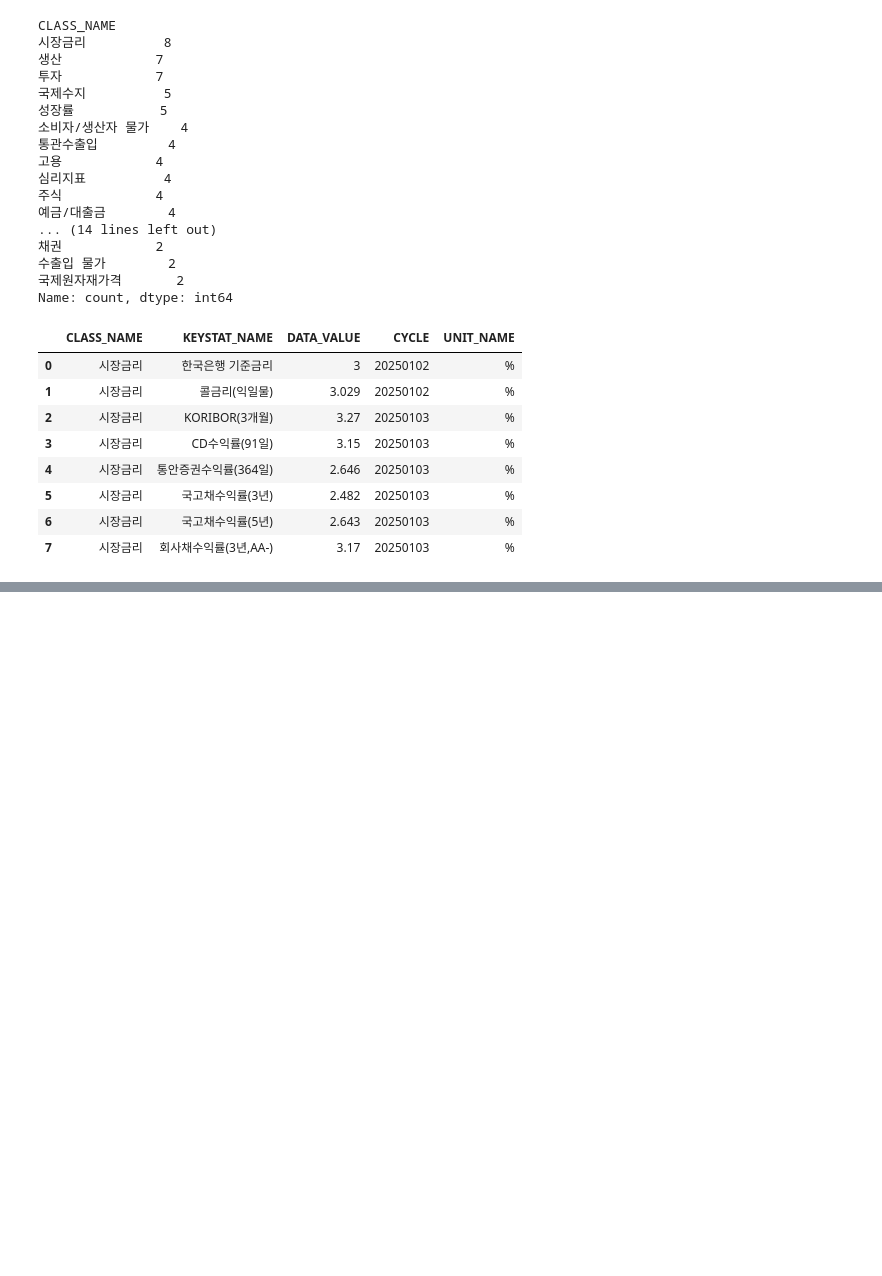
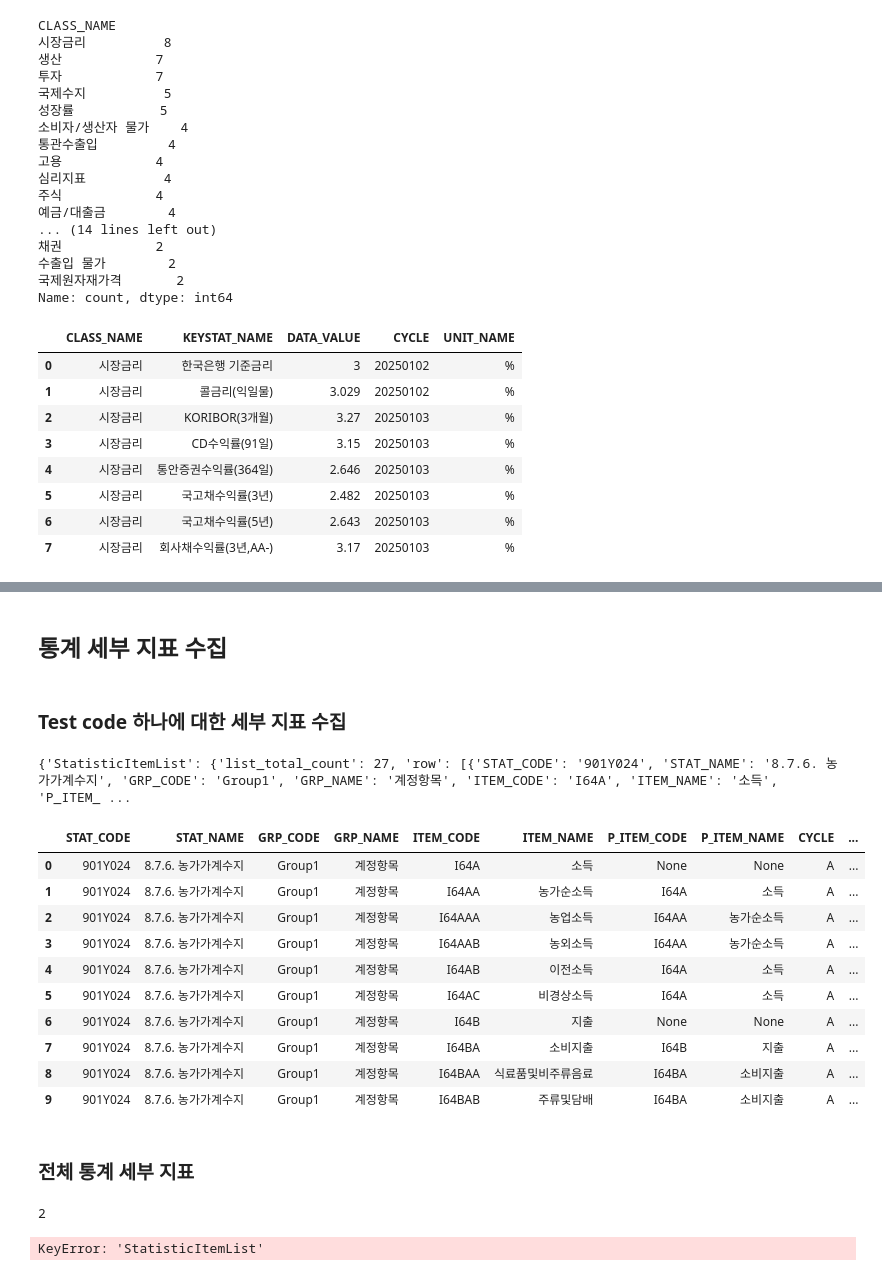
Before and after one commit to jmlee8939/ecos_api_loader, a Jupyter notebook: note.ipynb, the cells around one changed output, grey strips where cells are left out. Saved outputs shown, nothing was run; the diff lists cells and outputs as text; code cells hidden in the pictures; blank space fills up the shorter version.

```diff
--- a/note.ipynb
+++ b/note.ipynb
@@ -7,6 +7,8 @@ import pandas as pd
 ## 한국은행 Open API 서비스
 # %% [markdown]
 #### 100대 통계지표
+# %%
+api_key = 'HLOXWJTZRBR3KCAG5JU3'
 # %%
 url = 'https://ecos.bok.or.kr/api/KeyStatisticList/HLOXWJTZRBR3KCAG5JU3/json/kr/1/101'
 # %%
@@ -89,0 +188,4 @@ keystat_df.to_csv('keystat.csv')
+# %% [markdown]
+## 통계 세부 지표 수집
+# %% [markdown]
+### Test code 하나에 대한 세부 지표 수집
@@ -89,0 +194,56 @@ keystat_df.to_csv('keystat.csv')
+# %%
+# API 호출
+response = requests.get(url)
+
+# 응답 데이터 확인
+if response.status_code == 200:
+    data = response.json()  # JSON 데이터를 Python 딕셔너리로 변환
+    print(data)
+else:
+    print(f"Error: {response.status_code}, {response.text}")
+
+temp_df = pd.DataFrame(data['StatisticItemList']['row'])
+# %% [output]
+{'StatisticItemList': {'list_total_count': 27, 'row': [{'STAT_CODE': '901Y024', 'STAT_NAME': '8.7.6. 농가가계수지', 'GRP_CODE': 'Group1', 'GRP_NAME': '계정항목', 'ITEM_CODE': 'I64A', 'ITEM_NAME': '소득', 'P_ITEM_ ...
+# %%
+temp_df
+# %% [output]
+|  | STAT_CODE | STAT_NAME | GRP_CODE | GRP_NAME | ITEM_CODE | ITEM_NAME | P_ITEM_CODE | P_ITEM_NAME | CYCLE | ... |
+| 0 | 901Y024 | 8.7.6. 농가가계수지 | Group1 | 계정항목 | I64A | 소득 | None | None | A | ... |
+| 1 | 901Y024 | 8.7.6. 농가가계수지 | Group1 | 계정항목 | I64AA | 농가순소득 | I64A | 소득 | A | ... |
+| 2 | 901Y024 | 8.7.6. 농가가계수지 | Group1 | 계정항목 | I64AAA | 농업소득 | I64AA | 농가순소득 | A | ... |
+| 3 | 901Y024 | 8.7.6. 농가가계수지 | Group1 | 계정항목 | I64AAB | 농외소득 | I64AA | 농가순소득 | A | ... |
+| 4 | 901Y024 | 8.7.6. 농가가계수지 | Group1 | 계정항목 | I64AB | 이전소득 | I64A | 소득 | A | ... |
+| 5 | 901Y024 | 8.7.6. 농가가계수지 | Group1 | 계정항목 | I64AC | 비경상소득 | I64A | 소득 | A | ... |
+| 6 | 901Y024 | 8.7.6. 농가가계수지 | Group1 | 계정항목 | I64B | 지출 | None | None | A | ... |
+| 7 | 901Y024 | 8.7.6. 농가가계수지 | Group1 | 계정항목 | I64BA | 소비지출 | I64B | 지출 | A | ... |
+| 8 | 901Y024 | 8.7.6. 농가가계수지 | Group1 | 계정항목 | I64BAA | 식료품및비주류음료 | I64BA | 소비지출 | A | ... |
+| 9 | 901Y024 | 8.7.6. 농가가계수지 | Group1 | 계정항목 | I64BAB | 주류및담배 | I64BA | 소비지출 | A | ... |
+# %% [markdown]
+### 전체 통계 세부 지표
+# %%
+32%3
+# %% [output]
+2
+# %%
+stats_list = []
+idx_no = 0
+for stats_code in stats_codes:
+    # url 지정
+    url = 'https://ecos.bok.or.kr/api/StatisticItemList/{}/json/kr/1/10/{}'.format(api_key,stats_code)
+
+    # API 호출
+    response = requests.get(url)
+
+    # 응답 데이터 확인
+    if response.status_code == 200:
+        data = response.json()  # JSON 데이터를 Python 딕셔너리로 변환
+    else:
+        print(f"Error: {response.status_code}, {response.text}")
+
+    idx_no += 1
+    if idx_no % 10 == 0:
+        print(idx_no, len(stats_list))
+    stats_list = stats_list + data['StatisticItemList']['row']
+# %% [output]
+KeyError: 'StatisticItemList'
```
Also changed, not shown: parts of 12 cells of this notebook.
